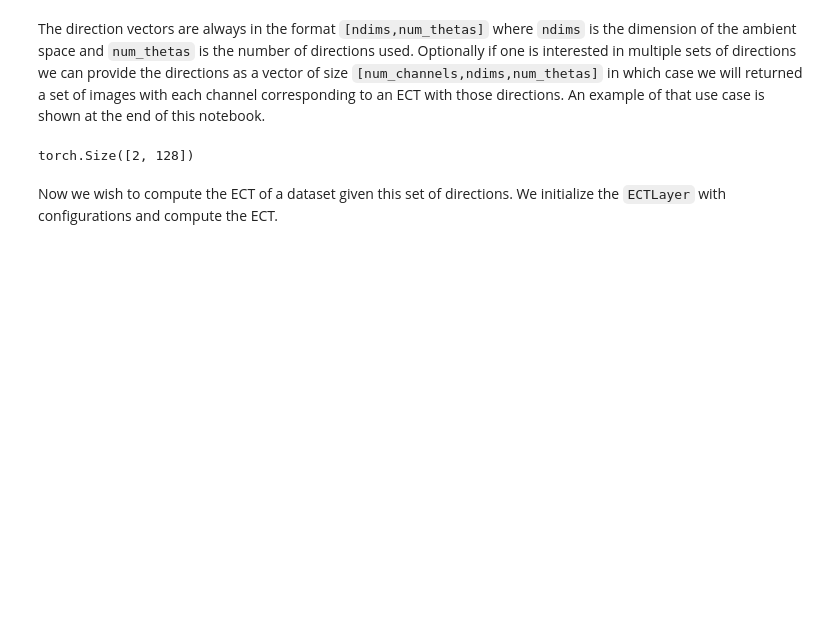
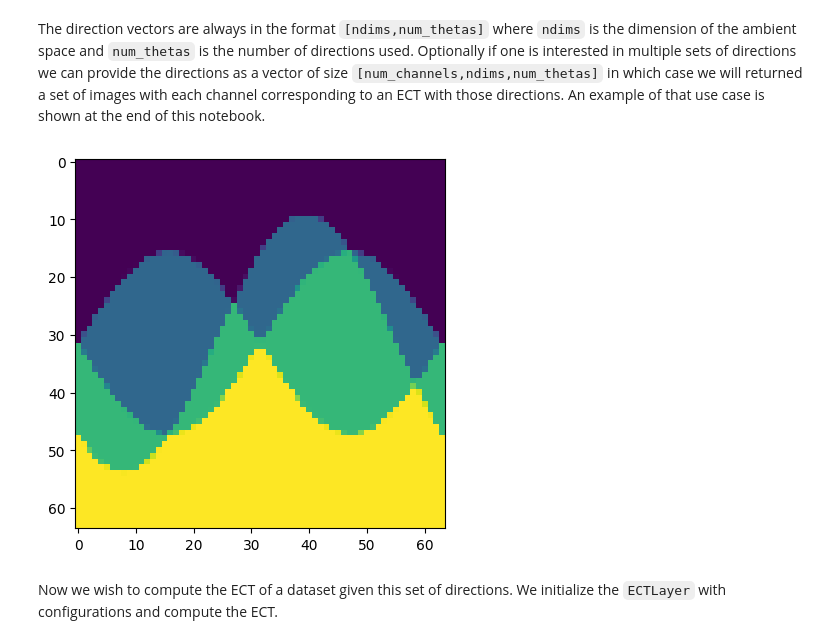
Before and after one commit to aidos-lab/dect, a Jupyter notebook: notebooks/01_example_usage.ipynb, the cells around one changed output. Saved outputs shown, nothing was run; the diff lists cells and outputs as text; code cells hidden in the pictures; blank space fills up the shorter version.

```diff
--- a/notebooks/01_example_usage.ipynb
+++ b/notebooks/01_example_usage.ipynb
@@ -26,21 +12,3 @@ we can provide the directions as a vector of size `[num_channels,ndims,num_theta
 in which case we will returned a set of images with each channel corresponding to
 an ECT with those directions. An example of that use case is shown at the end
 of this notebook.
-# %%
-# Generate 128 uniformly spaced directions in two dimensions.
-num_thetas = 128
-v = torch.vstack(
-        [
-            torch.sin(torch.linspace(0, 2 * torch.pi, num_thetas)),
-            torch.cos(torch.linspace(0, 2 * torch.pi, num_thetas)),
-        ]
-    )
-
-# Alternatively we can call the function to do the same.
-
-# v = generate_uniform_2d_directions(num_thetas=num_thetas)
-
-# Output shape
-print(v.shape)
-# %% [output]
-torch.Size([2, 128])
@@ -47,3 +19,34 @@ torch.Size([2, 128])
+# %%
+# All imports
+import torch
+from dect.directions import generate_2d_directions
+from dect.ect import compute_ect
+from dect.ect_fn import scaled_sigmoid
+
+# Added for visualization.
+import matplotlib.pyplot as plt
+
+# Basic dataset with three points,three edges and one face.
+points_coordinates = torch.tensor([[0.5, 0.0], [-0.5, 0.0], [0.5, 0.5]])
+
+# Generate a set of structured directions along the unit circle.
+v = generate_2d_directions(num_thetas=64)
+
+# Compute the ECT.
+ect = compute_ect(
+    points_coordinates,
+    v=v,
+    radius=1,
+    resolution=64,
+    scale=500,
+    ect_fn=scaled_sigmoid
+)
+
+# Visualize as an image.
+plt.imshow(ect.detach().squeeze().numpy().T)
+plt.show()
+# %% [output]
+[figure, added]
 # %% [markdown]
 Now we wish to compute the ECT of a dataset given this set of directions.
 We initialize the `ECTLayer` with configurations and compute the ECT.
```
Also changed, not shown: parts of 13 cells of this notebook, 3 other files.
